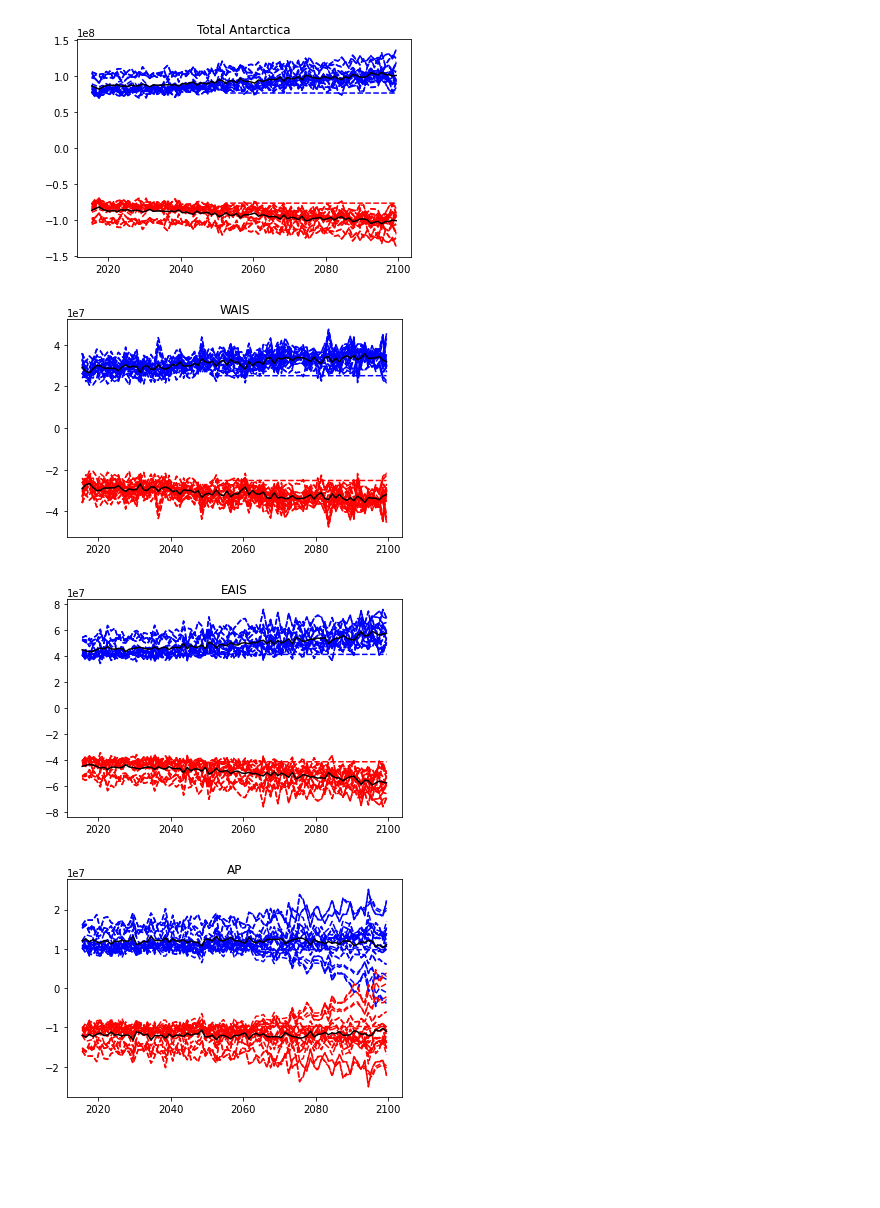
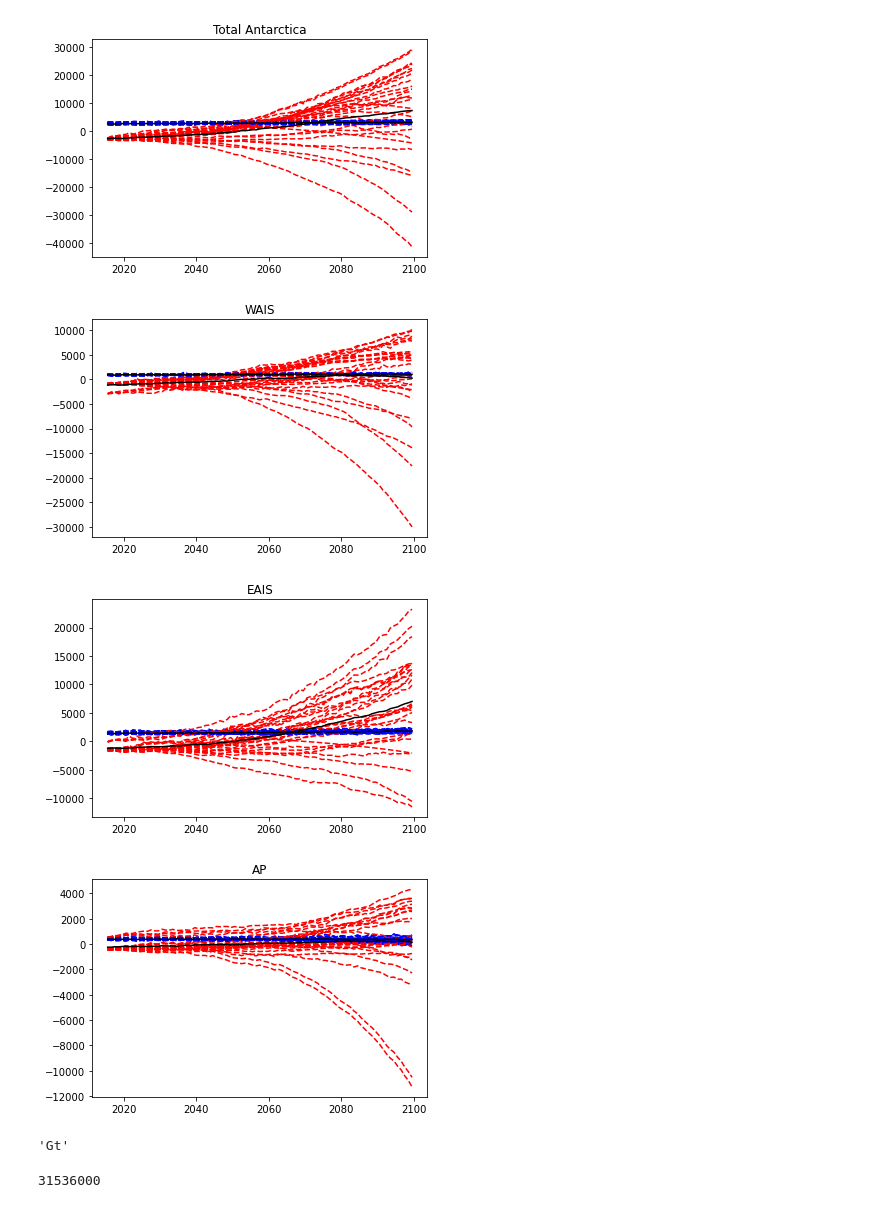
Before and after one commit to cmip6moap/project01, a Jupyter notebook: code/Ant_DynamicVsSMB.ipynb, the cells around one changed output. Drawn from its saved outputs; the diff is of its cells as text; code cells hidden in the pictures; blank space fills up the shorter version.

```diff
--- a/code/Ant_DynamicVsSMB.ipynb
+++ b/code/Ant_DynamicVsSMB.ipynb
@@ -20,16 +25,14 @@ for model in ('AWI_PISM1','ILTS_PIK_SICOPOLIS1','JPL1_ISSM','LSCE_GRISLI','NCAR_
             if smb_file.is_file():
                 ds=nc.Dataset(smb_file)
                 time=ds['time'][:85]
-                smb_all=ds['smb'][:85]
+                smb_all=ds['smb'][:85]*.000031536
                 smb_mean.append(smb_all)
-                smb_1=ds['smb_sector_1'][:85]
 
                 #import dynamic
                 fp='project01_main/data/raw_data/GRL_paper_data/AIS/Ice/'
                 ds=nc.Dataset(fp+'computed_limnsw_minus_ctrl_proj_AIS_'+model+'_expB'+str(exp)+'.nc')
                 dyn_all=ds['limnsw_total_antarctica'][:85]-smb_all
                 dyn_mean.append(dyn_all)
-                dyn_1=ds['limnsw_sector_1'][:85]-smb_1
 
                 plt.plot(time,smb_all,'b--')
                 plt.plot(time,dyn_all,'r--')
@@ -41,35 +44,45 @@ plt.show()
 
 #By regions
 #Region 1 is WAIS, 2 is EAIS and 3 is AP
 region_names=['WAIS','EAIS','AP']
 for region in range(1,4):
     smb_mean=[]
     dyn_mean=[]
     for model in ('AWI_PISM1','ILTS_PIK_SICOPOLIS1','JPL1_ISSM','LSCE_GRISLI','NCAR_CISM', 'UCIJPL_ISSM', 'VUB_AISMPALEO'):
             for exp in (1,3,4,5,6,8,9,10):
                 #import SMB files
                 fp='SMB_ISMIP6/'
                 smb_file=Path(fp+'computed_smb_AIS_'+model+'_expB'+str(exp)+'.nc')
                 if smb_file.is_file():
                     ds=nc.Dataset(smb_file)
                     time=ds['time'][:85]
-                    smb=ds['smb_region_'+str(region)][:85]
+                    smb=ds['smb_region_'+str(region)][:85]*.000031536
                     smb_mean.append(smb)
 
                     #import dynamic
                     fp='project01_main/data/raw_data/GRL_paper_data/AIS/Ice/'
                     ds=nc.Dataset(fp+'computed_limnsw_minus_ctrl_proj_AIS_'+model+'_expB'+str(exp)+'.nc')
                     dyn=ds['limnsw_region_'+str(region)][:85]-smb
                     dyn_mean.append(dyn)
 
+
                     plt.plot(time,smb,'b--')
                     plt.plot(time,dyn,'r--')
+
     plt.plot(time,np.average(smb_mean, axis=0),'k')
     plt.plot(time,np.average(dyn_mean, axis=0),'k')
     plt.title(region_names[region-1])
     plt.show()
 # %% [output]
-[figure, old version]
+[figure, new version]
-[figure, old version]
+[figure, new version]
-[figure, old version]
+[figure, new version]
-[figure, old version]
+[figure, new version]
+# %%
+ds['limnsw_region_'+str(region)].units
+# %% [output]
+'Gt'
+# %%
+31536000
+# %% [output]
+31536000
```
Also changed, not shown: parts of 1 cell of this notebook.
